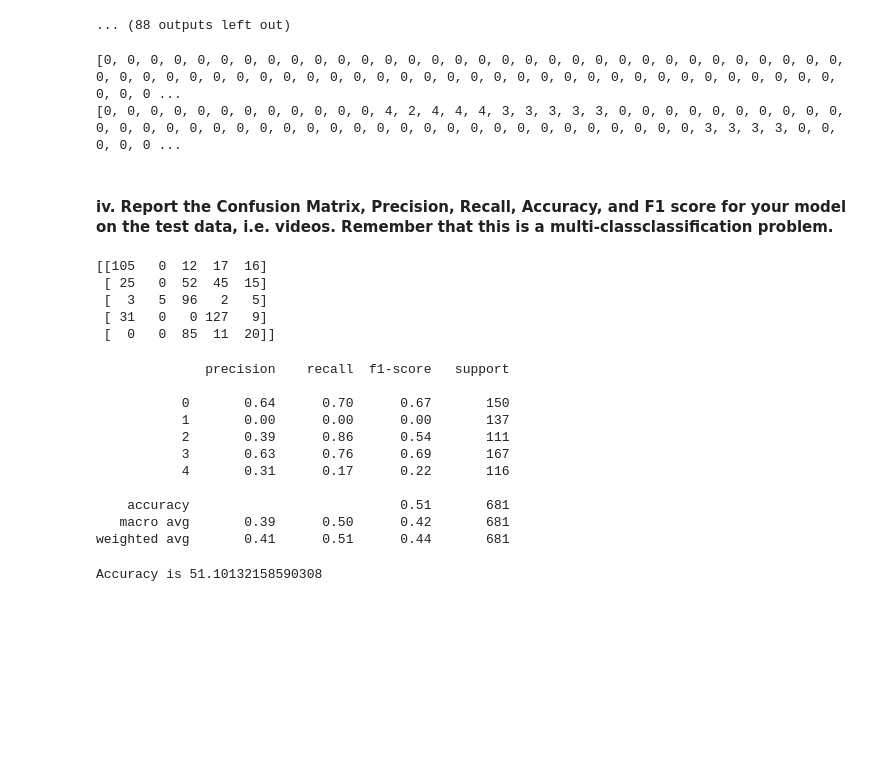
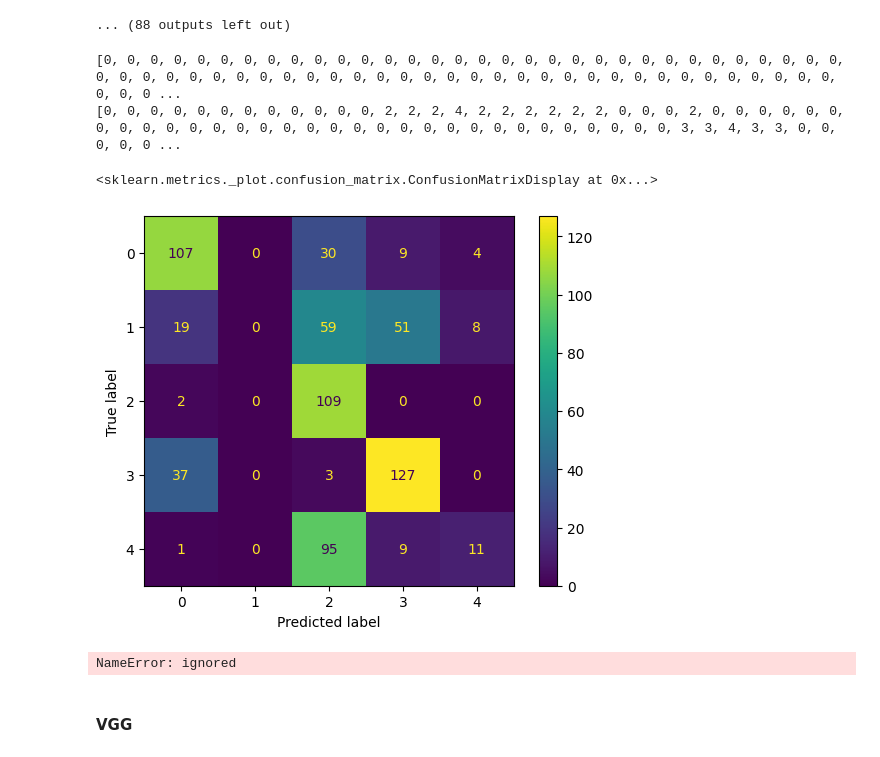
Before and after one commit to sp2316/AJAX_mars_rover_api-fetch, a Jupyter notebook: PALIVELA_SAIPRASAD_FINAL_PROJECT.ipynb, the cells around one changed output. Saved outputs shown, nothing was run; the diff lists cells and outputs as text; code cells hidden in the pictures; blank space fills up the shorter version.

```diff
--- a/PALIVELA_SAIPRASAD_FINAL_PROJECT.ipynb
+++ b/PALIVELA_SAIPRASAD_FINAL_PROJECT.ipynb
@@ -904,7 +929,7 @@ def predict_video(video_path):
 from tqdm import tqdm
 videos_folder = "../Data/Sport_Videos/"
 y_true = []
-y_pred = []
+y_pred_res = []
 paths = []
 
 video_list_dir =['BaseballPitch','Basketball','Fencing','TennisSwing','VolleyballSpiking']
@@ -914,7 +939,7 @@ for ind,video_file in enumerate(video_list_dir):
   for path in tqdm(video_paths):
       prediction = predict_video(path)
       y_true.append(ind)
-      y_pred.append(prediction)
+      y_pred_res.append(prediction)
 # %% [output]
 0
 0
@@ -931,41 +956,28 @@ for ind,video_file in enumerate(video_list_dir):
 ... (88 outputs left out)
 # %%
 print(y_true)
-print(y_pred)
+print(y_pred_res)
 #classes= ["baseball", "basketball", "fencing", "tennis", "volleyball"]
 # %% [output]
 [0, 0, 0, 0, 0, 0, 0, 0, 0, 0, 0, 0, 0, 0, 0, 0, 0, 0, 0, 0, 0, 0, 0, 0, 0, 0, 0, 0, 0, 0, 0, 0, 0, 0, 0, 0, 0, 0, 0, 0, 0, 0, 0, 0, 0, 0, 0, 0, 0, 0, 0, 0, 0, 0, 0, 0, 0, 0, 0, 0, 0, 0, 0, 0, 0, 0, 0 ...
-[0, 0, 0, 0, 0, 0, 0, 0, 0, 0, 0, 0, 4, 2, 4, 4, 4, 3, 3, 3, 3, 3, 0, 0, 0, 0, 0, 0, 0, 0, 0, 0, 0, 0, 0, 0, 0, 0, 0, 0, 0, 0, 0, 0, 0, 0, 0, 0, 0, 0, 0, 0, 0, 0, 0, 0, 0, 0, 3, 3, 3, 3, 0, 0, 0, 0, 0 ...
+[0, 0, 0, 0, 0, 0, 0, 0, 0, 0, 0, 0, 2, 2, 2, 4, 2, 2, 2, 2, 2, 2, 0, 0, 0, 2, 0, 0, 0, 0, 0, 0, 0, 0, 0, 0, 0, 0, 0, 0, 0, 0, 0, 0, 0, 0, 0, 0, 0, 0, 0, 0, 0, 0, 0, 0, 0, 3, 3, 4, 3, 3, 0, 0, 0, 0, 0 ...
-# %% [markdown]
-#### **iv. Report the Confusion Matrix, Precision, Recall, Accuracy, and F1 score for your model on the test data, i.e. videos. Remember that this is a multi-classclassification problem.**
 # %%
 from sklearn.metrics import confusion_matrix, ConfusionMatrixDisplay
-cm = confusion_matrix(y_true, y_pred)
-print(cm)
+cm = confusion_matrix(y_true, y_pred_res)
+cm_display = ConfusionMatrixDisplay(cm)
+cm_display.plot()
 # %% [output]
-[[105   0  12  17  16]
- [ 25   0  52  45  15]
- [  3   5  96   2   5]
- [ 31   0   0 127   9]
- [  0   0  85  11  20]]
+<sklearn.metrics._plot.confusion_matrix.ConfusionMatrixDisplay at 0x...>
+[figure, added]
 # %%
 from sklearn.metrics import classification_report
 report = classification_report(y_true, y_pred)
 print(report)
 # %% [output]
-              precision    recall  f1-score   support
-
-           0       0.64      0.70      0.67       150
-           1       0.00      0.00      0.00       137
-           2       0.39      0.86      0.54       111
-           3       0.63      0.76      0.69       167
-           4       0.31      0.17      0.22       116
-
-    accuracy                           0.51       681
-   macro avg       0.39      0.50      0.42       681
-weighted avg       0.41      0.51      0.44       681
+NameError: ignored
 # %%
 accuracy = (cm.diagonal().sum() / cm.sum()) * 100
 print('Accuracy is',accuracy)
+K.clear_session()
-# %% [output]
-Accuracy is 51.10132158590308
+# %% [markdown]
+#### **VGG**
```
Also changed, not shown: parts of 38 cells of this notebook.
